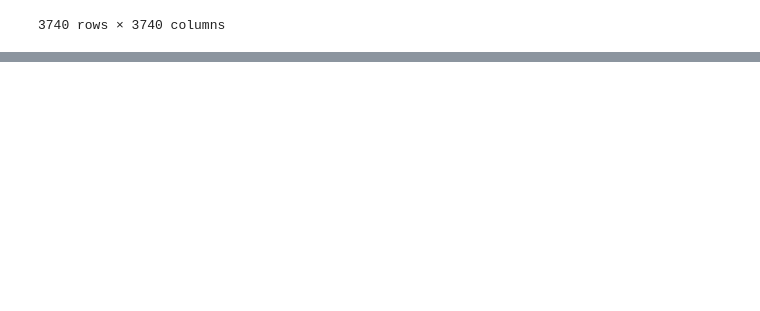
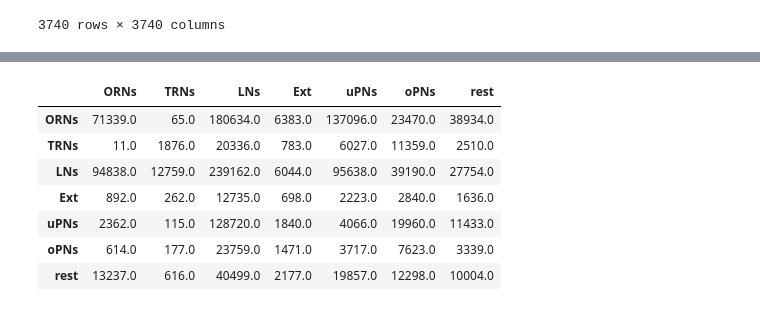
Before and after one commit to AsaBarthMaron/hemibrain_analysis, a Jupyter notebook: 2020_05_28_extrinsic_LN_connectivity.ipynb, the cells around one changed output, grey strips where cells are left out. Saved outputs shown, nothing was run; the diff lists cells and outputs as text; code cells hidden in the pictures; blank space fills up the shorter version.

```diff
--- a/2020_05_28_extrinsic_LN_connectivity.ipynb
+++ b/2020_05_28_extrinsic_LN_connectivity.ipynb
@@ -184,0 +205,11 @@ adj.compress_row_col(orn_bids, 'ORNs')
+# %%
+cmat
+# %% [output]
+|  | ORNs | TRNs | LNs | Ext | uPNs | oPNs | rest |
+| ORNs | 71339.0 | 65.0 | 180634.0 | 6383.0 | 137096.0 | 23470.0 | 38934.0 |
+| TRNs | 11.0 | 1876.0 | 20336.0 | 783.0 | 6027.0 | 11359.0 | 2510.0 |
+| LNs | 94838.0 | 12759.0 | 239162.0 | 6044.0 | 95638.0 | 39190.0 | 27754.0 |
+| Ext | 892.0 | 262.0 | 12735.0 | 698.0 | 2223.0 | 2840.0 | 1636.0 |
+| uPNs | 2362.0 | 115.0 | 128720.0 | 1840.0 | 4066.0 | 19960.0 | 11433.0 |
+| oPNs | 614.0 | 177.0 | 23759.0 | 1471.0 | 3717.0 | 7623.0 | 3339.0 |
+| rest | 13237.0 | 616.0 | 40499.0 | 2177.0 | 19857.0 | 12298.0 | 10004.0 |
```
Also changed, not shown: parts of 4 cells of this notebook.
